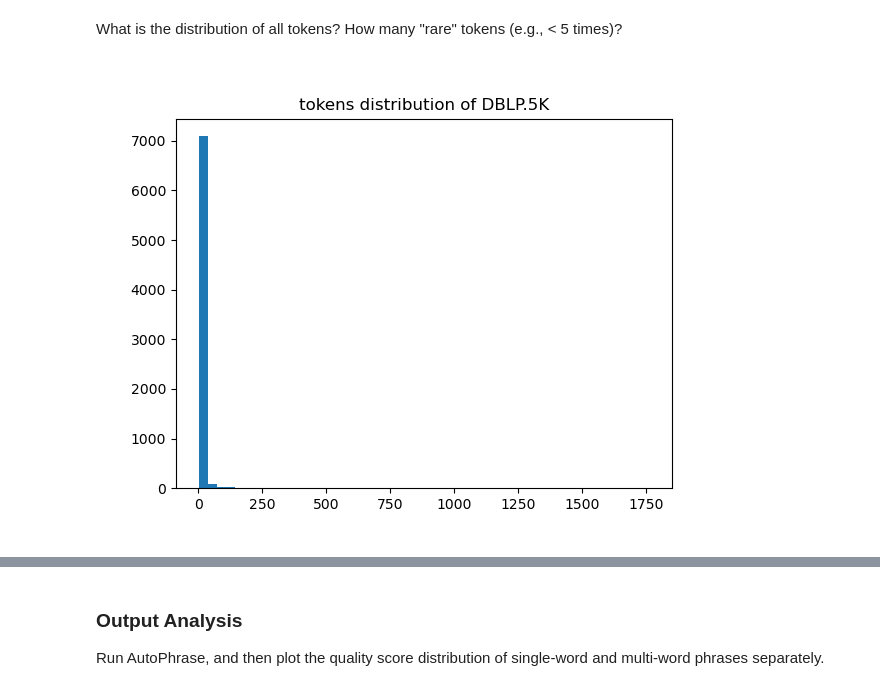
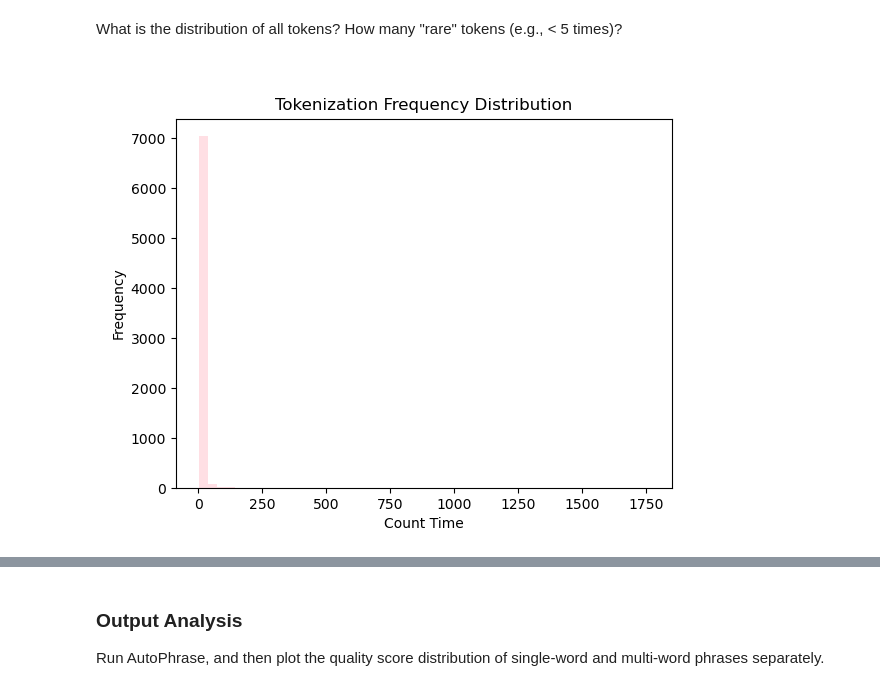
Before and after one commit to t2wan/DSC180B-Capstone, a Jupyter notebook: Notebook/EDA and Result Analysis.ipynb, the cells around one changed output, grey strips where cells are left out. Drawn from its saved outputs; the diff is of its cells as text; code cells hidden in the pictures.

```diff
--- a/Notebook/EDA and Result Analysis.ipynb
+++ b/Notebook/EDA and Result Analysis.ipynb
@@ -30,6 +30,6 @@ Image("../data/eda/cleaned_set.png")
 # %% [markdown]
 What is the distribution of all tokens? How many "rare" tokens (e.g., < 5 times)?
 # %%
-Image("../data/eda/tokens_distribution.png")
+Image("../data/eda/tokens_freq.png")
 # %% [output]
-[figure, old version]
+[figure, new version]
```
Also changed, not shown: parts of 15 cells of this notebook, 1 other file.
